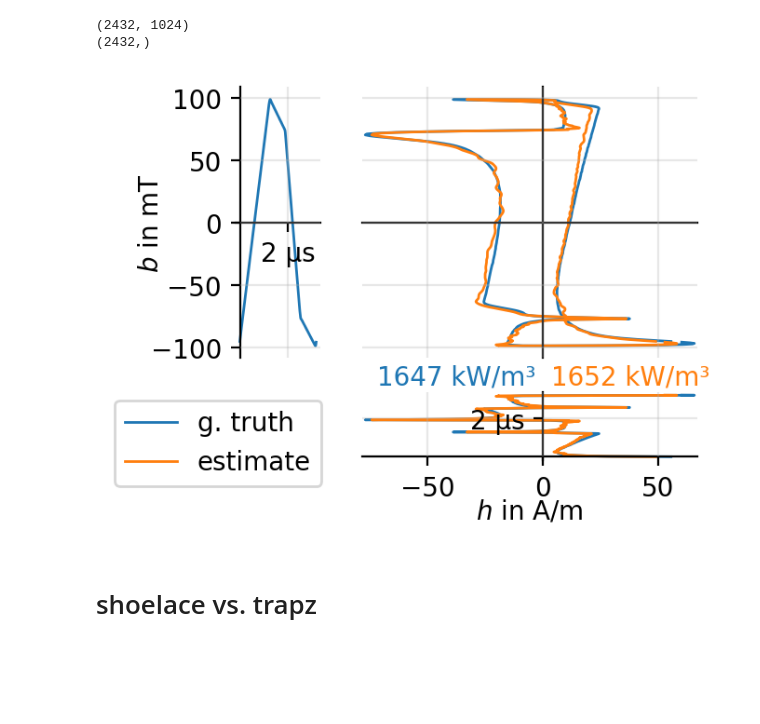
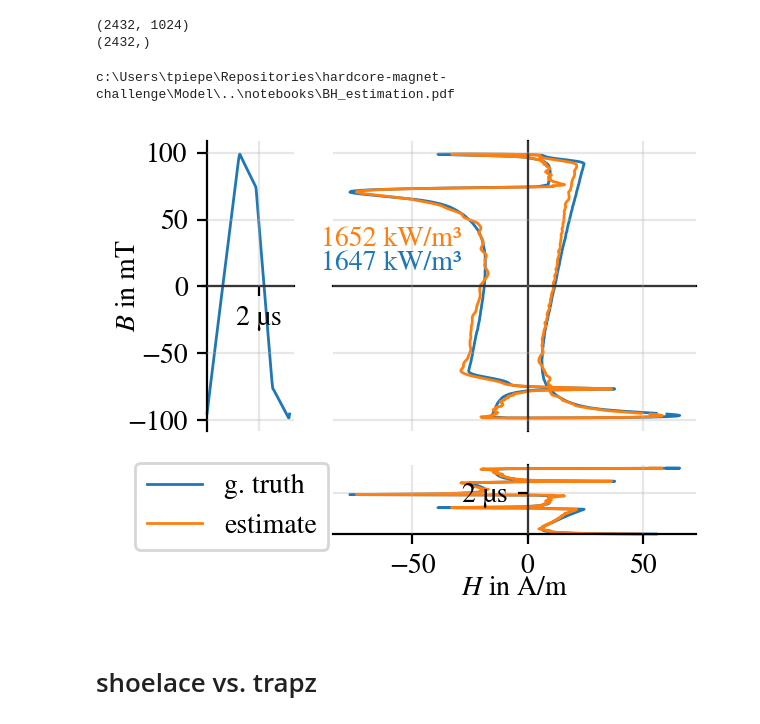
Before and after one commit to upb-lea/hardcore-magnet-challenge, a Jupyter notebook: notebooks/tp-2.2-shoelace_vs_trapz.ipynb, the cells around one changed output. Drawn from its saved outputs; the diff is of its cells as text; code cells hidden in the pictures; blank space fills up the shorter version.

```diff
--- a/notebooks/tp-2.2-shoelace_vs_trapz.ipynb
+++ b/notebooks/tp-2.2-shoelace_vs_trapz.ipynb
@@ -69,6 +69,9 @@ def bh_int(b, h, f):
     )
 # %%
 plt.rcParams["axes.axisbelow"] = False
+matplotlib.rcParams['mathtext.fontset'] = 'stix'
+matplotlib.rcParams['font.family'] = 'STIXGeneral'
+plt.rcParams.update({'font.size': 10})
 
 number = 1400  # in paper
 # number = 16
@@ -121,44 +124,48 @@ axbh.plot(h, b, color="tab:blue", linewidth=1)
 axbh.plot(h_est, b, color="tab:orange", linewidth=1)
 
 # Power Losses in BH curve
-axbh.text(0.28, -0.07, f'{int(np.round(p_gt[number]/1000, 0))} kW/m³', color="tab:blue", horizontalalignment='center', verticalalignment='center', transform=axbh.transAxes)
-axbh.text(0.8, -0.07, f'{int(np.round(p_est_md[number][0]/1000, 0))} kW/m³',color="tab:orange", horizontalalignment='center', verticalalignment='center', transform=axbh.transAxes)
+# axbh.text(0.28, -0.07, f'{int(np.round(p_gt[number]/1000, 0))} kW/m³', color="tab:blue", horizontalalignment='center', verticalalignment='center', transform=axbh.transAxes)
+# axbh.text(0.8, -0.07, f'{int(np.round(p_est_md[number][0]/1000, 0))} kW/m³',color="tab:orange", horizontalalignment='center', verticalalignment='center', transform=axbh.transAxes)
+axbh.text(0.16, 0.58, f'{int(np.round(p_gt[number]/1000, 0))} kW/m³', color="tab:blue", horizontalalignment='center', verticalalignment='center', transform=axbh.transAxes)
+axbh.text(0.16, 0.66, f'{int(np.round(p_est_md[number][0]/1000, 0))} kW/m³',color="tab:orange", horizontalalignment='center', verticalalignment='center', transform=axbh.transAxes)
 
-axb.set_ylabel("$b$ in mT", labelpad=-5)
-axh.set_xlabel("$h$ in A/m", labelpad=-1)
+axb.set_ylabel("$B$ in mT", labelpad=-5)
+axh.set_xlabel("$H$ in A/m", labelpad=-1)
 
 
 axb.xaxis.set_major_formatter(matplotlib.ticker.FormatStrFormatter('%d µs'))
 axb.set_xticks(axb.get_xticks()[2:3])
 
 axh.yaxis.set_major_formatter(matplotlib.ticker.FormatStrFormatter('%d µs'))
 axh.set_yticks(axh.get_yticks()[2:3])
 
 axbh.grid(True)
 
 for tick in axbh.xaxis.get_major_ticks():
      tick.tick1line.set_visible(False)
      tick.tick2line.set_visible(False)
      tick.label1.set_visible(False)
      tick.label2.set_visible(False)
 for tick in axbh.yaxis.get_major_ticks():
     tick.tick1line.set_visible(False)
     tick.tick2line.set_visible(False)
     tick.label1.set_visible(False)
     tick.label2.set_visible(False)
 
 # Legend for all subplots
 handles, labels = axh.get_legend_handles_labels()
-fig[0].legend(handles, labels, bbox_to_anchor=(0.29, 0.26))
+fig[0].legend(handles, labels, bbox_to_anchor=(0.4, 0.35))
+# fig[0].legend(handles, labels, bbox_to_anchor=(0.29, 0.26))
 
-# plt.subplots_adjust(left=None, bottom=None, right=None, top=None, wspace=0.1, hspace=0.1)
-plt.margins(0.01)
-# plt.tight_layout()
-plt.savefig("C:/Users/tpiepe/Repositories/magnet-challenge-2023/notebooks/BH_estimation.pdf", bbox_inches="tight")
+plt.subplots_adjust(left=None, bottom=None, right=None, top=None, wspace=0.1, hspace=0.1)
+plt.tight_layout()
+plt.savefig(Path.cwd().parent / '../notebooks' / "BH_estimation.pdf", bbox_inches = 'tight')
+print(Path.cwd().parent / '../notebooks' / "BH_estimation.pdf")
 
 plt.show()
 # %% [output]
+c:\Users\tpiepe\Repositories\hardcore-magnet-challenge\Model\..\notebooks\BH_estimation.pdf
-[figure, old version]
+[figure, new version]
 # %% [markdown]
 # shoelace vs. trapz
 # %%
```
Also changed, not shown: 1 other file.
